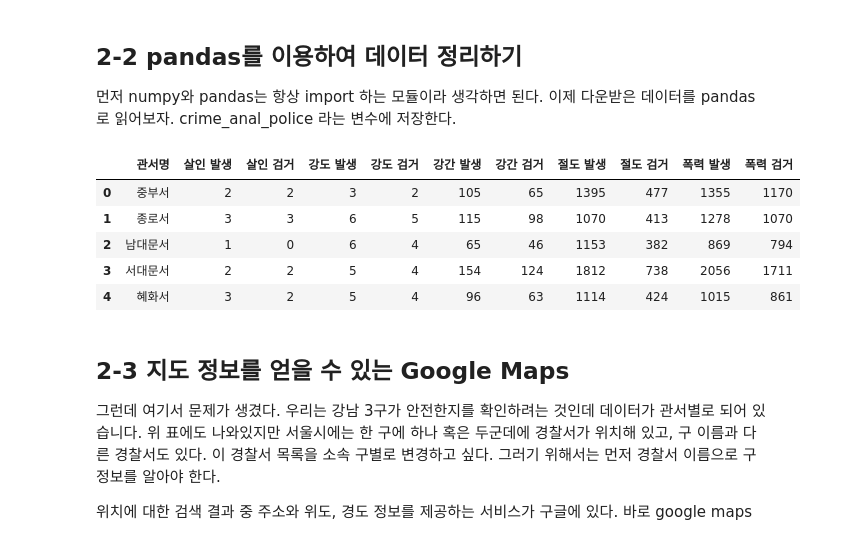
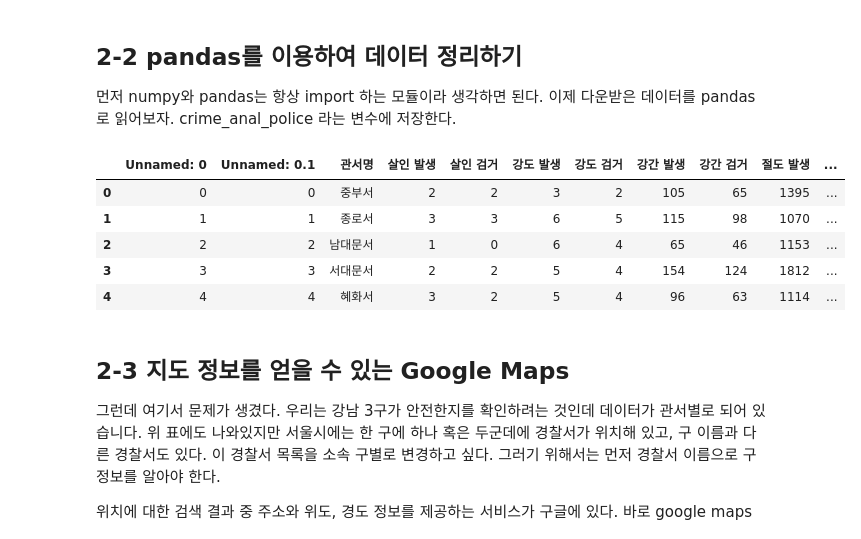
Before and after one commit to jaeyoon89/python_datascience_study, a Jupyter notebook: ch2_crime_in_seoul.ipynb, the cells around one changed output. Saved outputs shown, nothing was run; the diff lists cells and outputs as text; code cells hidden in the pictures.

Commit message:
ds_study_ch2_crime_in_seoul

```diff
--- a/ch2_crime_in_seoul.ipynb
+++ b/ch2_crime_in_seoul.ipynb
@@ -20,15 +20,16 @@ import pandas as pd
 
 먼저 numpy와 pandas는 항상 import 하는 모듈이라 생각하면 된다. 이제 다운받은 데이터를 pandas로 읽어보자. crime_anal_police 라는 변수에 저장한다.
 # %%
-crime_anal_police = pd.read_csv('../DataScience/data/02. crime_in_Seoul.csv', thousands=',', encoding='euc-kr')
+crime_anal_police = pd.read_csv('/home/jaeyoon89/DataScience/data/02. crime_in_Seoul.csv', thousands=',',
+                                encoding='utf-8')
 crime_anal_police.head()
 # %% [output]
-|  | 관서명 | 살인 발생 | 살인 검거 | 강도 발생 | 강도 검거 | 강간 발생 | 강간 검거 | 절도 발생 | 절도 검거 | 폭력 발생 | 폭력 검거 |
-| 0 | 중부서 | 2 | 2 | 3 | 2 | 105 | 65 | 1395 | 477 | 1355 | 1170 |
-| 1 | 종로서 | 3 | 3 | 6 | 5 | 115 | 98 | 1070 | 413 | 1278 | 1070 |
-| 2 | 남대문서 | 1 | 0 | 6 | 4 | 65 | 46 | 1153 | 382 | 869 | 794 |
-| 3 | 서대문서 | 2 | 2 | 5 | 4 | 154 | 124 | 1812 | 738 | 2056 | 1711 |
-| 4 | 혜화서 | 3 | 2 | 5 | 4 | 96 | 63 | 1114 | 424 | 1015 | 861 |
+|  | Unnamed: 0 | Unnamed: 0.1 | 관서명 | 살인 발생 | 살인 검거 | 강도 발생 | 강도 검거 | 강간 발생 | 강간 검거 | 절도 발생 | ... |
+| 0 | 0 | 0 | 중부서 | 2 | 2 | 3 | 2 | 105 | 65 | 1395 | ... |
+| 1 | 1 | 1 | 종로서 | 3 | 3 | 6 | 5 | 115 | 98 | 1070 | ... |
+| 2 | 2 | 2 | 남대문서 | 1 | 0 | 6 | 4 | 65 | 46 | 1153 | ... |
+| 3 | 3 | 3 | 서대문서 | 2 | 2 | 5 | 4 | 154 | 124 | 1812 | ... |
+| 4 | 4 | 4 | 혜화서 | 3 | 2 | 5 | 4 | 96 | 63 | 1114 | ... |
 # %% [markdown]
 ## 2-3 지도 정보를 얻을 수 있는 Google Maps
 
```
Also changed, not shown: parts of 36 cells of this notebook.
